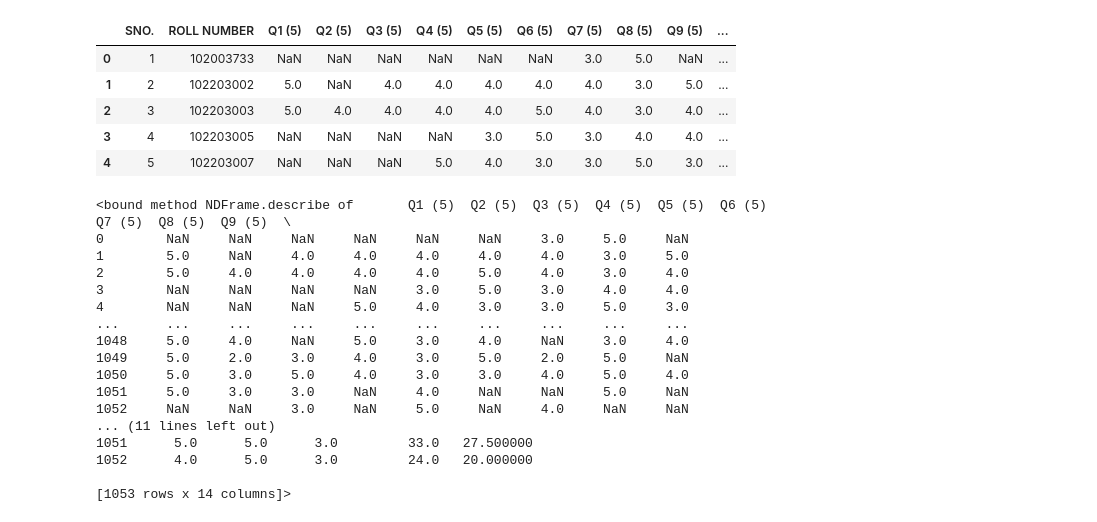
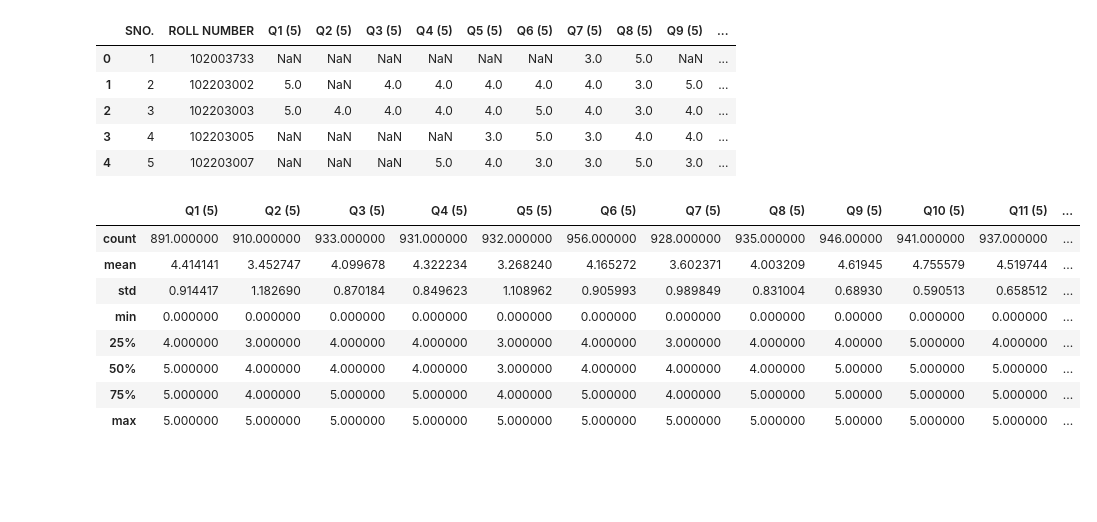
Before and after one commit to sthitaprajnadas/gcp-aiml-works, a Jupyter notebook: quiz_marks.ipynb, the cells around one changed output. Drawn from its saved outputs; the diff is of its cells as text; code cells hidden in the pictures; blank space fills up the shorter version.

```diff
--- a/quiz_marks.ipynb
+++ b/quiz_marks.ipynb
@@ -50,22 +50,14 @@ df.head()
 | 3 | 4 | 102203005 | NaN | NaN | NaN | NaN | 3.0 | 5.0 | 3.0 | 4.0 | 4.0 | ... |
 | 4 | 5 | 102203007 | NaN | NaN | NaN | 5.0 | 4.0 | 3.0 | 3.0 | 5.0 | 3.0 | ... |
 # %%
-df[quiz_cols + ["total_score" , "percentage"]].describe
+df[quiz_cols + ["total_score" , "percentage"]].describe()
 # %% [output]
-<bound method NDFrame.describe of       Q1 (5)  Q2 (5)  Q3 (5)  Q4 (5)  Q5 (5)  Q6 (5)  Q7 (5)  Q8 (5)  Q9 (5)  \
-0        NaN     NaN     NaN     NaN     NaN     NaN     3.0     5.0     NaN
-1        5.0     NaN     4.0     4.0     4.0     4.0     4.0     3.0     5.0
-2        5.0     4.0     4.0     4.0     4.0     5.0     4.0     3.0     4.0
-3        NaN     NaN     NaN     NaN     3.0     5.0     3.0     4.0     4.0
-4        NaN     NaN     NaN     5.0     4.0     3.0     3.0     5.0     3.0
-...      ...     ...     ...     ...     ...     ...     ...     ...     ...
-1048     5.0     4.0     NaN     5.0     3.0     4.0     NaN     3.0     4.0
-1049     5.0     2.0     3.0     4.0     3.0     5.0     2.0     5.0     NaN
-1050     5.0     3.0     5.0     4.0     3.0     3.0     4.0     5.0     4.0
-1051     5.0     3.0     3.0     NaN     4.0     NaN     NaN     5.0     NaN
-1052     NaN     NaN     3.0     NaN     5.0     NaN     4.0     NaN     NaN
-... (11 lines left out)
-1051      5.0      5.0      3.0         33.0   27.500000
-1052      4.0      5.0      3.0         24.0   20.000000
-
-[1053 rows x 14 columns]>
+|  | Q1 (5) | Q2 (5) | Q3 (5) | Q4 (5) | Q5 (5) | Q6 (5) | Q7 (5) | Q8 (5) | Q9 (5) | Q10 (5) | Q11 (5) | ... |
+| count | 891.000000 | 910.000000 | 933.000000 | 931.000000 | 932.000000 | 956.000000 | 928.000000 | 935.000000 | 946.00000 | 941.000000 | 937.000000 | ... |
+| mean | 4.414141 | 3.452747 | 4.099678 | 4.322234 | 3.268240 | 4.165272 | 3.602371 | 4.003209 | 4.61945 | 4.755579 | 4.519744 | ... |
+| std | 0.914417 | 1.182690 | 0.870184 | 0.849623 | 1.108962 | 0.905993 | 0.989849 | 0.831004 | 0.68930 | 0.590513 | 0.658512 | ... |
+| min | 0.000000 | 0.000000 | 0.000000 | 0.000000 | 0.000000 | 0.000000 | 0.000000 | 0.000000 | 0.00000 | 0.000000 | 0.000000 | ... |
+| 25% | 4.000000 | 3.000000 | 4.000000 | 4.000000 | 3.000000 | 4.000000 | 3.000000 | 4.000000 | 4.00000 | 5.000000 | 4.000000 | ... |
+| 50% | 5.000000 | 4.000000 | 4.000000 | 4.000000 | 3.000000 | 4.000000 | 4.000000 | 4.000000 | 5.00000 | 5.000000 | 5.000000 | ... |
+| 75% | 5.000000 | 4.000000 | 5.000000 | 5.000000 | 4.000000 | 5.000000 | 4.000000 | 5.000000 | 5.00000 | 5.000000 | 5.000000 | ... |
+| max | 5.000000 | 5.000000 | 5.000000 | 5.000000 | 5.000000 | 5.000000 | 5.000000 | 5.000000 | 5.00000 | 5.000000 | 5.000000 | ... |
```
Also changed, not shown: parts of 3 cells of this notebook.
